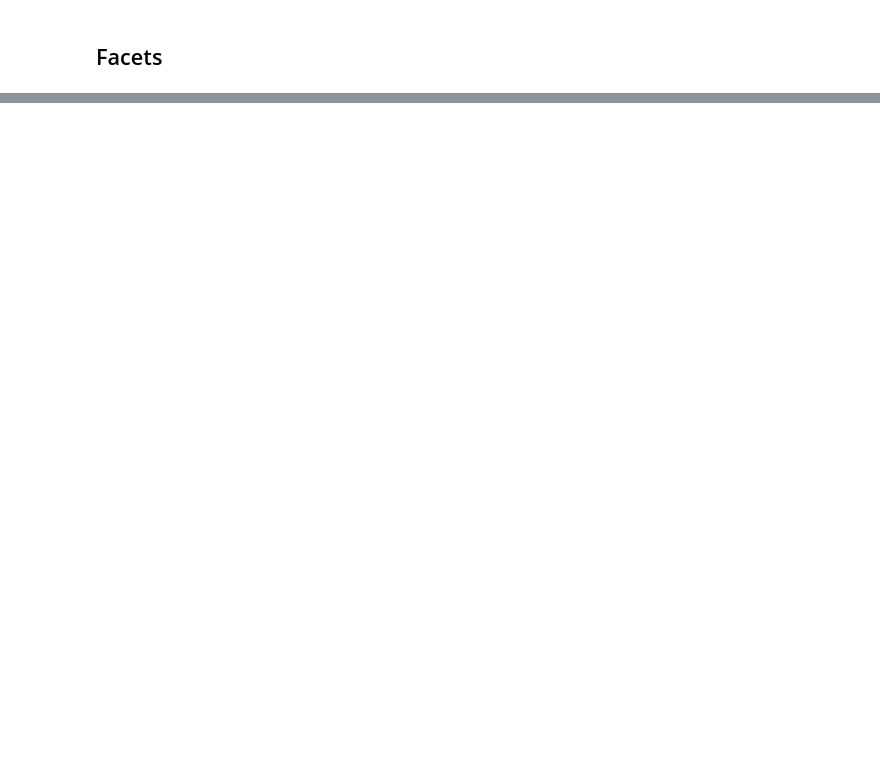
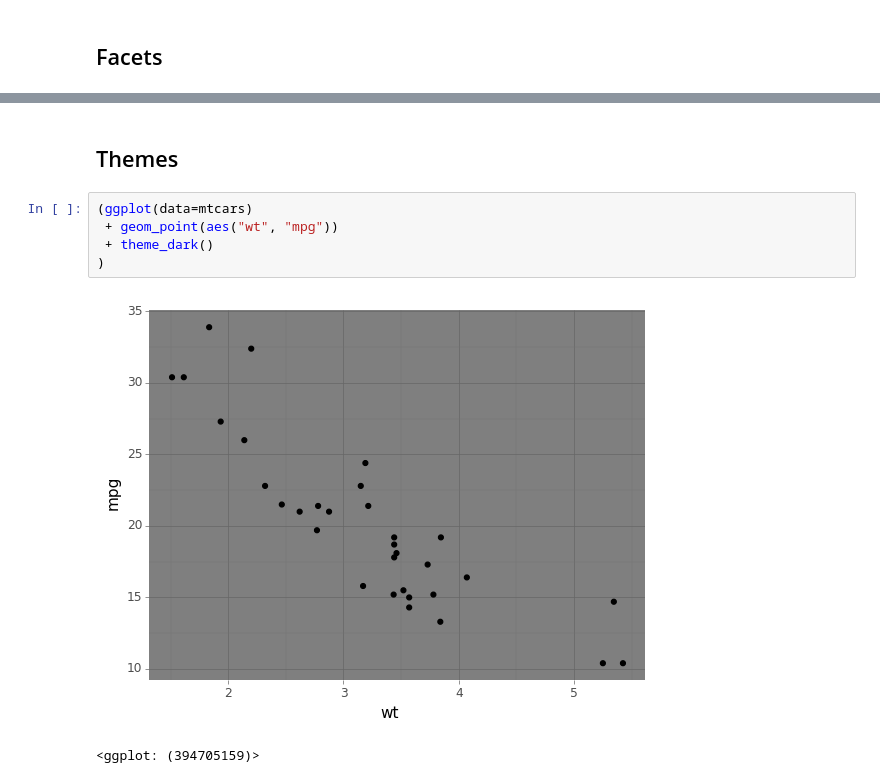
Before and after one commit to adroit-ds/plotnine, a Jupyter notebook: plotnine-notebook.ipynb, the cells around one changed output, grey strips where cells are left out. Drawn from its saved outputs; the diff is of its cells as text; blank space fills up the shorter version.

Commit message:
added geoms, labels and coordinates

```diff
--- a/plotnine-notebook.ipynb
+++ b/plotnine-notebook.ipynb
@@ -92,0 +86,10 @@ plot
+# %% [markdown]
+## Themes
+# %%
+(ggplot(data=mtcars)
+ + geom_point(aes("wt", "mpg"))
+ + theme_dark()
+)
+# %% [output]
+[figure, added]
+<ggplot: (394705159)>
```
Also changed, not shown: parts of 17 cells of this notebook.
